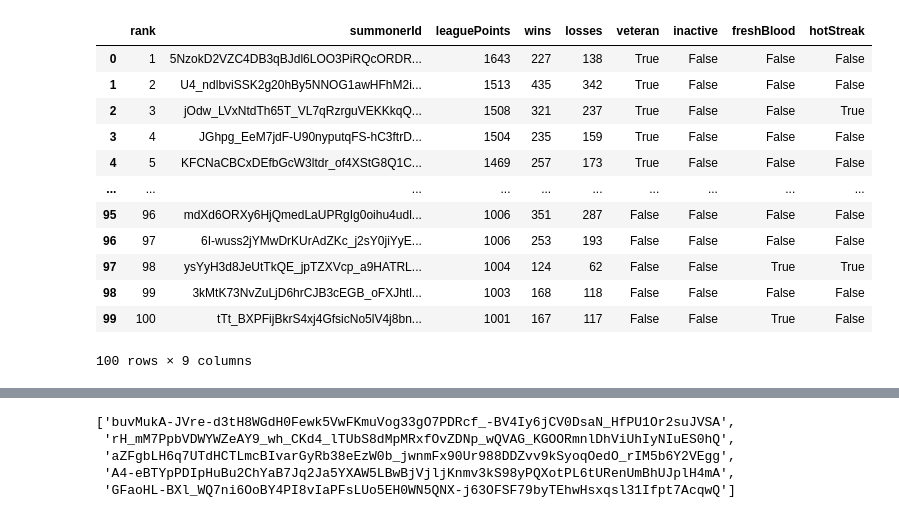
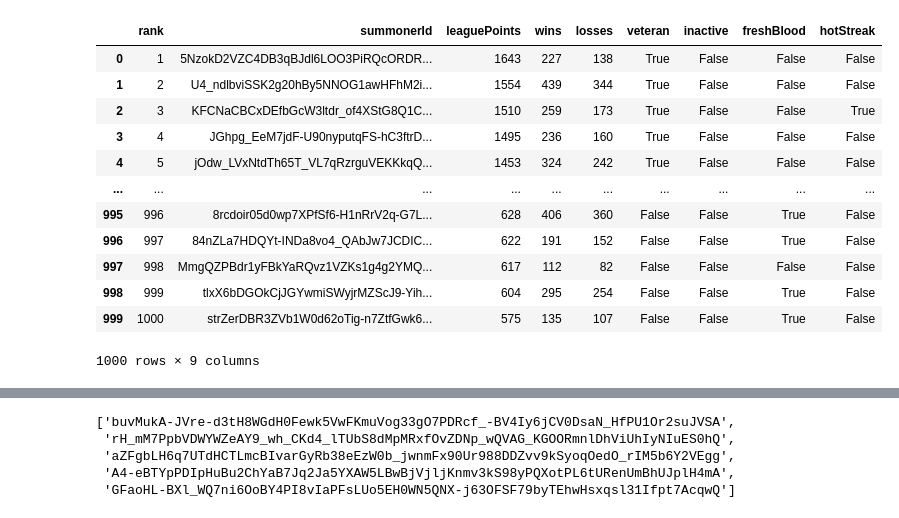
Before and after one commit to mohammad20306/Dissertation, a Jupyter notebook: project_code.ipynb, the cells around one changed output, grey strips where cells are left out. Drawn from its saved outputs; the diff is of its cells as text; code cells hidden in the pictures.

Commit message:
changed project code to retrieve match information for top 1000 players and made a final dataset called final_high_rank_data.csv

```diff
--- a/project_code.ipynb
+++ b/project_code.ipynb
@@ -4,40 +1,43 @@ import requests
+# %%
+api_key='RGAPI-ff69e796-e887-47b3-af43-db15e8bd3ab0'
+import requests
 # %%
 import pandas as pd
 
 root= 'https://euw1.api.riotgames.com/'
 challenger_root = 'lol/league/v4/challengerleagues/by-queue/RANKED_SOLO_5x5'
 grandmaster_root = 'lol/league/v4/grandmasterleagues/by-queue/RANKED_SOLO_5x5'
 master_root = 'lol/league/v4/masterleagues/by-queue/RANKED_SOLO_5x5'
 
 challenger_response = requests.get(root+challenger_root+'?api_key='+api_key)
 grandmaster_response = requests.get(root+grandmaster_root+'?api_key='+api_key)
 master_response = requests.get(root+master_root+'?api_key='+api_key)
 
 challenger_df = pd.DataFrame(challenger_response.json()['entries']).sort_values('leaguePoints', ascending=False).reset_index(drop=True)
 grandmaster_df=pd.DataFrame(grandmaster_response.json()['entries']).sort_values('leaguePoints', ascending=False).reset_index(drop=True)
 master_df=pd.DataFrame(master_response.json()['entries']).sort_values('leaguePoints', ascending=False).reset_index(drop=True)
 
 
 #concatenating the dataframes
-high_rank_ladder=pd.concat([challenger_df, grandmaster_df, master_df])[0:100].reset_index(drop=True)
+high_rank_ladder=pd.concat([challenger_df, grandmaster_df, master_df])[0:1000].reset_index(drop=True)
 high_rank_ladder=high_rank_ladder.drop(columns='rank').reset_index(drop=False).rename(columns={'index':'rank'})
 high_rank_ladder['rank']+=1
 
 high_rank_ladder
 # %% [output]
 |  | rank | summonerId | leaguePoints | wins | losses | veteran | inactive | freshBlood | hotStreak |
 | 0 | 1 | 5NzokD2VZC4DB3qBJdl6LOO3PiRQcORDR... | 1643 | 227 | 138 | True | False | False | False |
-| 1 | 2 | U4_ndlbviSSK2g20hBy5NNOG1awHFhM2i... | 1513 | 435 | 342 | True | False | False | False |
-| 2 | 3 | jOdw_LVxNtdTh65T_VL7qRzrguVEKKkqQ... | 1508 | 321 | 237 | True | False | False | True |
-| 3 | 4 | JGhpg_EeM7jdF-U90nyputqFS-hC3ftrD... | 1504 | 235 | 159 | True | False | False | False |
-| 4 | 5 | KFCNaCBCxDEfbGcW3ltdr_of4XStG8Q1C... | 1469 | 257 | 173 | True | False | False | False |
+| 1 | 2 | U4_ndlbviSSK2g20hBy5NNOG1awHFhM2i... | 1554 | 439 | 344 | True | False | False | False |
+| 2 | 3 | KFCNaCBCxDEfbGcW3ltdr_of4XStG8Q1C... | 1510 | 259 | 173 | True | False | False | True |
+| 3 | 4 | JGhpg_EeM7jdF-U90nyputqFS-hC3ftrD... | 1495 | 236 | 160 | True | False | False | False |
+| 4 | 5 | jOdw_LVxNtdTh65T_VL7qRzrguVEKKkqQ... | 1453 | 324 | 242 | True | False | False | False |
 | ... | ... | ... | ... | ... | ... | ... | ... | ... | ... |
-| 95 | 96 | mdXd6ORXy6HjQmedLaUPRgIg0oihu4udl... | 1006 | 351 | 287 | False | False | False | False |
-| 96 | 97 | 6I-wuss2jYMwDrKUrAdZKc_j2sY0jiYyE... | 1006 | 253 | 193 | False | False | False | False |
-| 97 | 98 | ysYyH3d8JeUtTkQE_jpTZXVcp_a9HATRL... | 1004 | 124 | 62 | False | False | True | True |
-| 98 | 99 | 3kMtK73NvZuLjD6hrCJB3cEGB_oFXJhtl... | 1003 | 168 | 118 | False | False | False | False |
-| 99 | 100 | tTt_BXPFijBkrS4xj4GfsicNo5lV4j8bn... | 1001 | 167 | 117 | False | False | True | False |
+| 995 | 996 | 8rcdoir05d0wp7XPfSf6-H1nRrV2q-G7L... | 628 | 406 | 360 | False | False | True | False |
+| 996 | 997 | 84nZLa7HDQYt-INDa8vo4_QAbJw7JCDIC... | 622 | 191 | 152 | False | False | True | False |
+| 997 | 998 | MmgQZPBdr1yFBkYaRQvz1VZKs1g4g2YMQ... | 617 | 112 | 82 | False | False | False | False |
+| 998 | 999 | tlxX6bDGOkCjJGYwmiSWyjrMZScJ9-Yih... | 604 | 295 | 254 | False | False | True | False |
+| 999 | 1000 | strZerDBR3ZVb1W0d62oTig-n7ZtfGwk6... | 575 | 135 | 107 | False | False | True | False |
-100 rows × 9 columns
+1000 rows × 9 columns
 # %%
 import time
 def get_puuid_from_summoner_id(summonerId=None):
```
Also changed, not shown: parts of 11 cells of this notebook, 2 other files.
